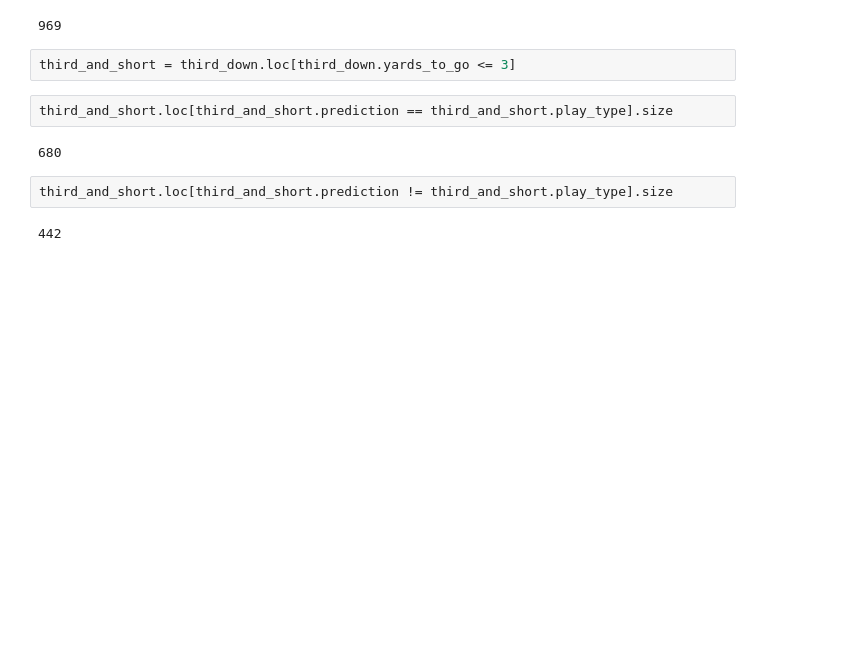
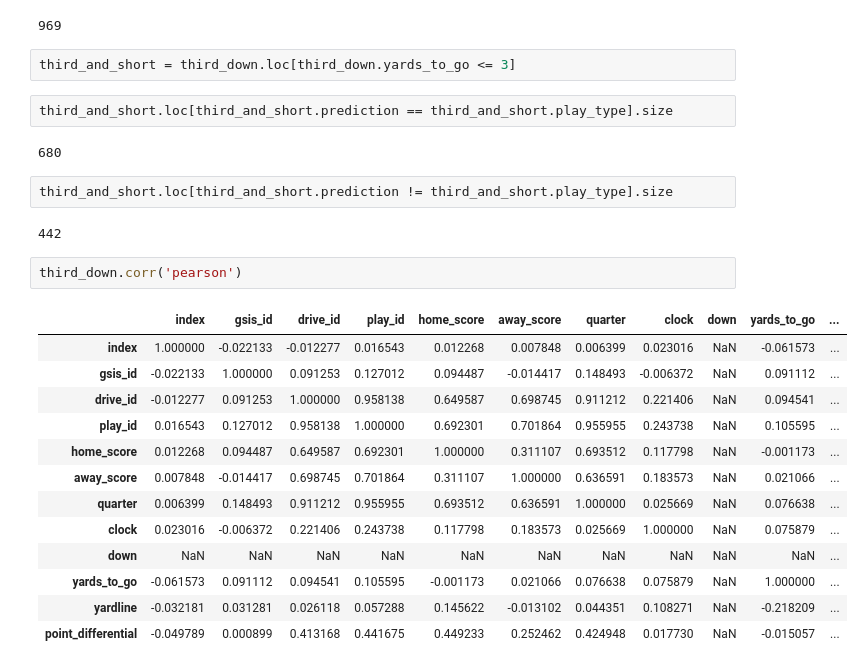
Before and after one commit to nrstott/nfldb_data_exploration, a Jupyter notebook: play_prediction.ipynb, the cells around one changed output. Drawn from its saved outputs; the diff is of its cells as text; blank space fills up the shorter version.

```diff
--- a/play_prediction.ipynb
+++ b/play_prediction.ipynb
@@ -232,3 +234,19 @@ third_and_short.loc[third_and_short.prediction == third_and_short.play_type].siz
 third_and_short.loc[third_and_short.prediction != third_and_short.play_type].size
 # %% [output]
 442
+# %%
+third_down.corr('pearson')
+# %% [output]
+|  | index | gsis_id | drive_id | play_id | home_score | away_score | quarter | clock | down | yards_to_go | ... |
+| index | 1.000000 | -0.022133 | -0.012277 | 0.016543 | 0.012268 | 0.007848 | 0.006399 | 0.023016 | NaN | -0.061573 | ... |
+| gsis_id | -0.022133 | 1.000000 | 0.091253 | 0.127012 | 0.094487 | -0.014417 | 0.148493 | -0.006372 | NaN | 0.091112 | ... |
+| drive_id | -0.012277 | 0.091253 | 1.000000 | 0.958138 | 0.649587 | 0.698745 | 0.911212 | 0.221406 | NaN | 0.094541 | ... |
+| play_id | 0.016543 | 0.127012 | 0.958138 | 1.000000 | 0.692301 | 0.701864 | 0.955955 | 0.243738 | NaN | 0.105595 | ... |
+| home_score | 0.012268 | 0.094487 | 0.649587 | 0.692301 | 1.000000 | 0.311107 | 0.693512 | 0.117798 | NaN | -0.001173 | ... |
+| away_score | 0.007848 | -0.014417 | 0.698745 | 0.701864 | 0.311107 | 1.000000 | 0.636591 | 0.183573 | NaN | 0.021066 | ... |
+| quarter | 0.006399 | 0.148493 | 0.911212 | 0.955955 | 0.693512 | 0.636591 | 1.000000 | 0.025669 | NaN | 0.076638 | ... |
+| clock | 0.023016 | -0.006372 | 0.221406 | 0.243738 | 0.117798 | 0.183573 | 0.025669 | 1.000000 | NaN | 0.075879 | ... |
+| down | NaN | NaN | NaN | NaN | NaN | NaN | NaN | NaN | NaN | NaN | ... |
+| yards_to_go | -0.061573 | 0.091112 | 0.094541 | 0.105595 | -0.001173 | 0.021066 | 0.076638 | 0.075879 | NaN | 1.000000 | ... |
+| yardline | -0.032181 | 0.031281 | 0.026118 | 0.057288 | 0.145622 | -0.013102 | 0.044351 | 0.108271 | NaN | -0.218209 | ... |
+| point_differential | -0.049789 | 0.000899 | 0.413168 | 0.441675 | 0.449233 | 0.252462 | 0.424948 | 0.017730 | NaN | -0.015057 | ... |
```
Also changed, not shown: parts of 2 cells of this notebook, 1 other file.
